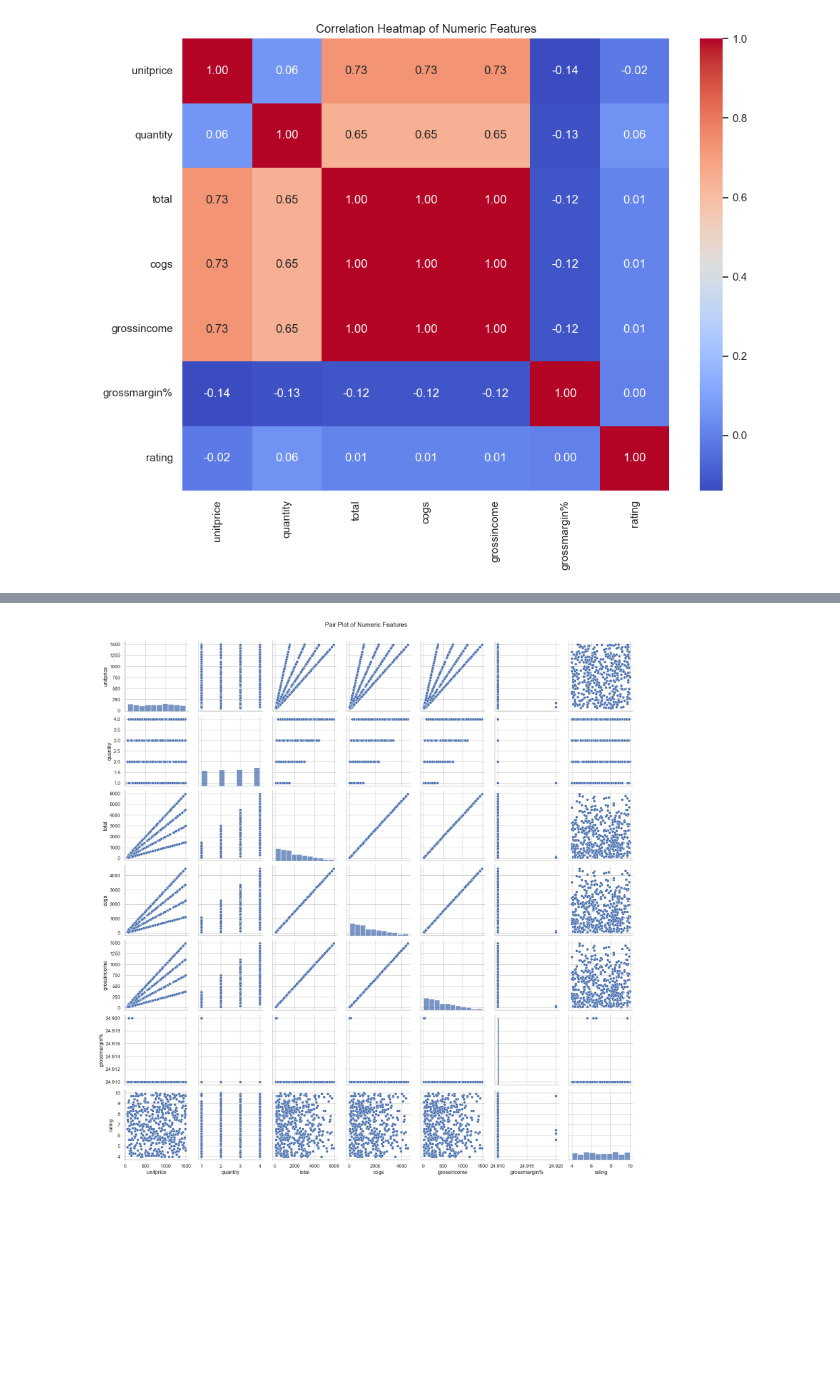
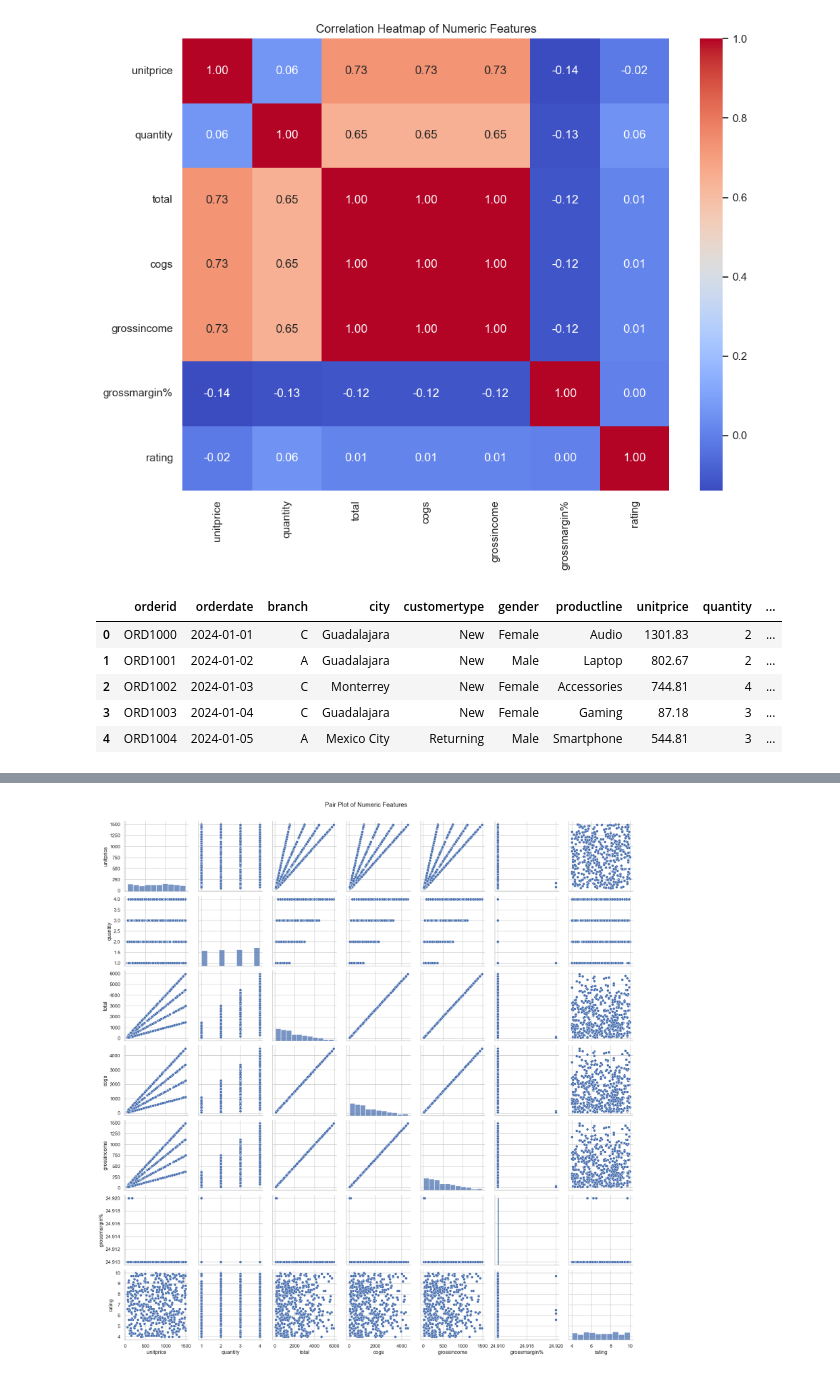
Before and after one commit to DiffelVIA/retail_sales_analysis, a Jupyter notebook: retail_sales_analysis.ipynb, the cells around one changed output, grey strips where cells are left out. Drawn from its saved outputs; the diff is of its cells as text; code cells hidden in the pictures; blank space fills up the shorter version.

```diff
--- a/retail_sales_analysis.ipynb
+++ b/retail_sales_analysis.ipynb
@@ -134,3 +134,12 @@ else:
     print('Not enough numeric columns for a correlation heatmap')
 # %% [output]
 [figure]
+# %%
+df.head()
+# %% [output]
+|  | orderid | orderdate | branch | city | customertype | gender | productline | unitprice | quantity | ... |
+| 0 | ORD1000 | 2024-01-01 | C | Guadalajara | New | Female | Audio | 1301.83 | 2 | ... |
+| 1 | ORD1001 | 2024-01-02 | A | Guadalajara | New | Male | Laptop | 802.67 | 2 | ... |
+| 2 | ORD1002 | 2024-01-03 | C | Monterrey | New | Female | Accessories | 744.81 | 4 | ... |
+| 3 | ORD1003 | 2024-01-04 | C | Guadalajara | New | Female | Gaming | 87.18 | 3 | ... |
+| 4 | ORD1004 | 2024-01-05 | A | Mexico City | Returning | Male | Smartphone | 544.81 | 3 | ... |
```
Also changed, not shown: parts of 3 cells of this notebook, 11 other files.
